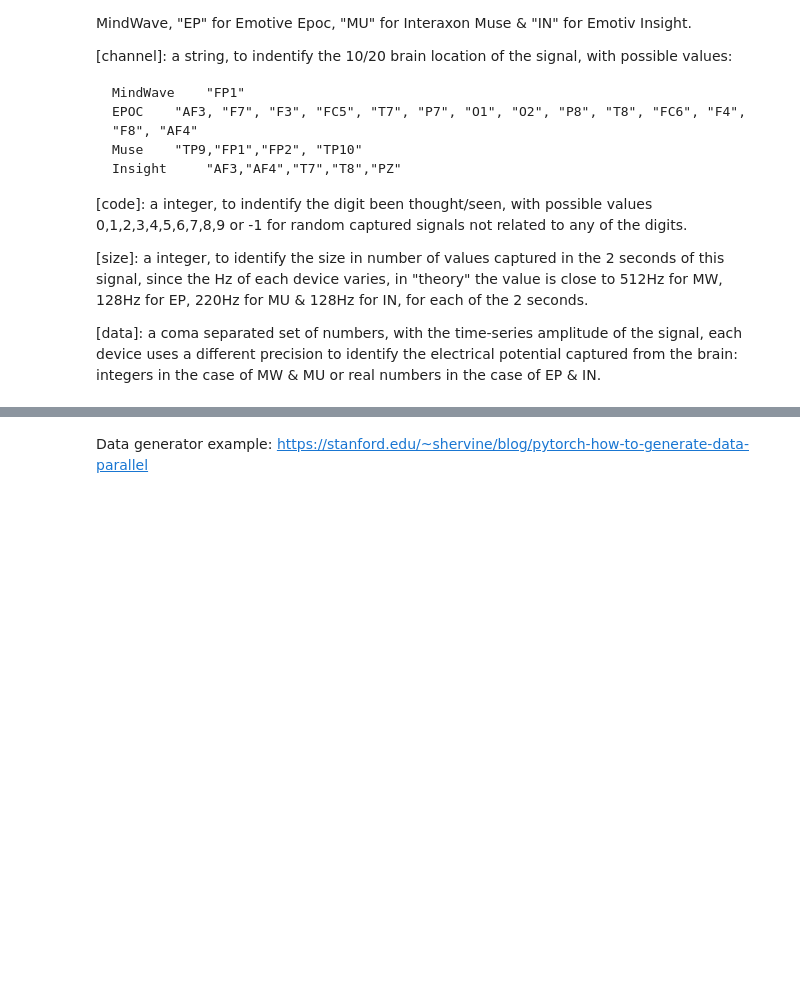
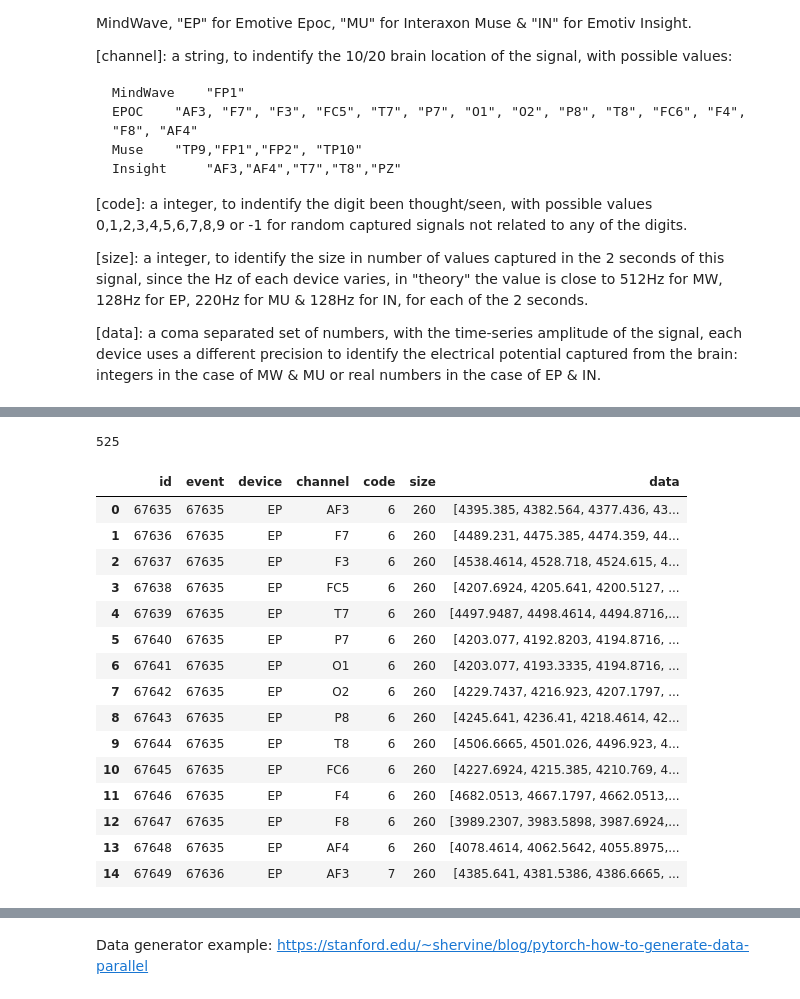
Before and after one commit to maxin0722/Brain2Image, a Jupyter notebook: sub_notebooks/EEG_classifier_brain_MNIST.ipynb, the cells around one changed output, grey strips where cells are left out. Saved outputs shown, nothing was run; the diff lists cells and outputs as text; code cells hidden in the pictures; blank space fills up the shorter version.

```diff
--- a/sub_notebooks/EEG_classifier_brain_MNIST.ipynb
+++ b/sub_notebooks/EEG_classifier_brain_MNIST.ipynb
@@ -133,4 +145,25 @@ Shape of the dataset: (910476, 7)
+# %%
+gc.collect()
+# %% [output]
+525
 # %%
-df.head()
+df.head(15)
+# %% [output]
+|  | id | event | device | channel | code | size | data |
+| 0 | 67635 | 67635 | EP | AF3 | 6 | 260 | [4395.385, 4382.564, 4377.436, 43... |
+| 1 | 67636 | 67635 | EP | F7 | 6 | 260 | [4489.231, 4475.385, 4474.359, 44... |
+| 2 | 67637 | 67635 | EP | F3 | 6 | 260 | [4538.4614, 4528.718, 4524.615, 4... |
+| 3 | 67638 | 67635 | EP | FC5 | 6 | 260 | [4207.6924, 4205.641, 4200.5127, ... |
+| 4 | 67639 | 67635 | EP | T7 | 6 | 260 | [4497.9487, 4498.4614, 4494.8716,... |
+| 5 | 67640 | 67635 | EP | P7 | 6 | 260 | [4203.077, 4192.8203, 4194.8716, ... |
+| 6 | 67641 | 67635 | EP | O1 | 6 | 260 | [4203.077, 4193.3335, 4194.8716, ... |
+| 7 | 67642 | 67635 | EP | O2 | 6 | 260 | [4229.7437, 4216.923, 4207.1797, ... |
+| 8 | 67643 | 67635 | EP | P8 | 6 | 260 | [4245.641, 4236.41, 4218.4614, 42... |
+| 9 | 67644 | 67635 | EP | T8 | 6 | 260 | [4506.6665, 4501.026, 4496.923, 4... |
+| 10 | 67645 | 67635 | EP | FC6 | 6 | 260 | [4227.6924, 4215.385, 4210.769, 4... |
+| 11 | 67646 | 67635 | EP | F4 | 6 | 260 | [4682.0513, 4667.1797, 4662.0513,... |
+| 12 | 67647 | 67635 | EP | F8 | 6 | 260 | [3989.2307, 3983.5898, 3987.6924,... |
+| 13 | 67648 | 67635 | EP | AF4 | 6 | 260 | [4078.4614, 4062.5642, 4055.8975,... |
+| 14 | 67649 | 67636 | EP | AF3 | 7 | 260 | [4385.641, 4381.5386, 4386.6665, ... |
 # %%
 print('Channels amount:', df.groupby(['event']).agg({'channel': 'nunique'})['channel'].unique())
```
Also changed, not shown: parts of 21 cells of this notebook.
